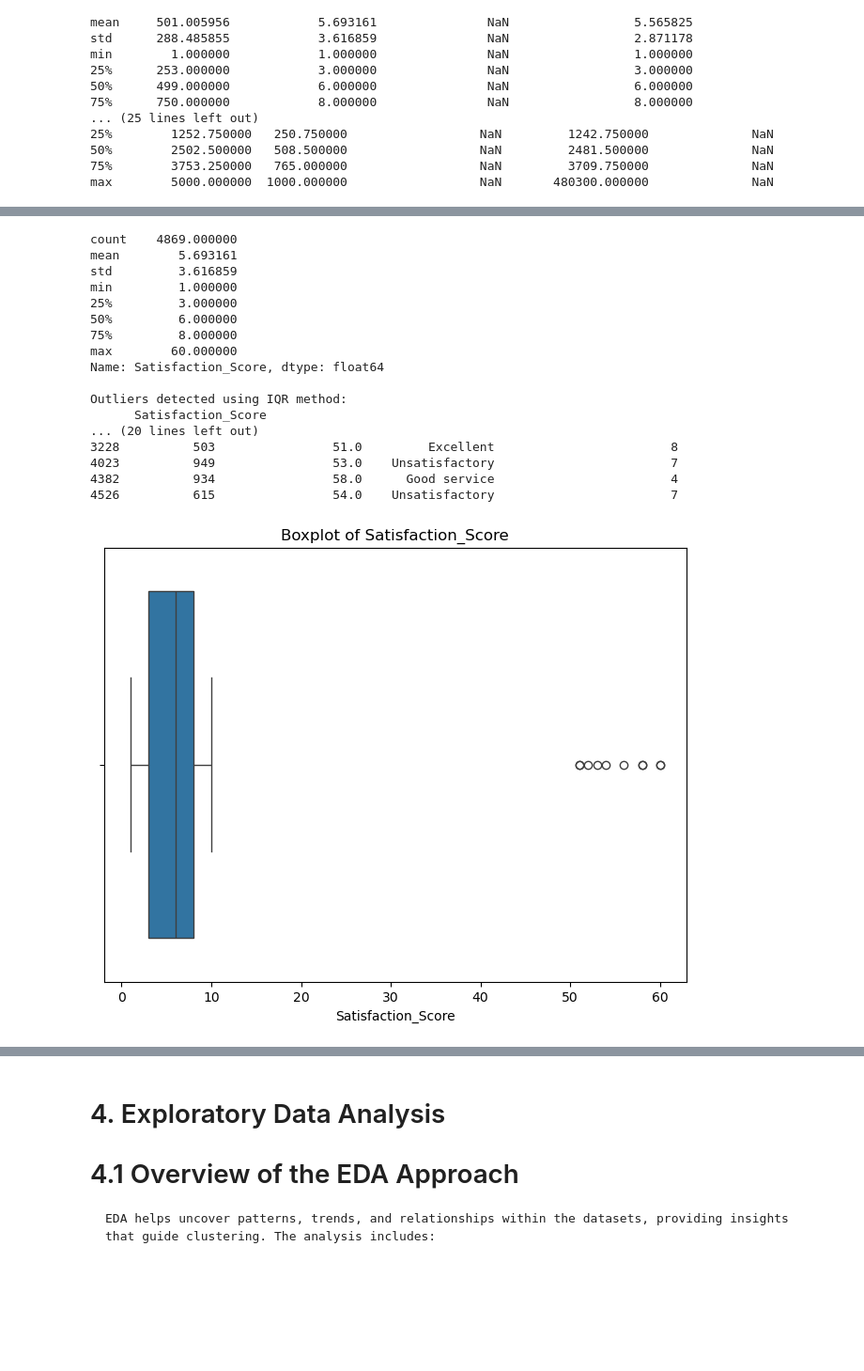
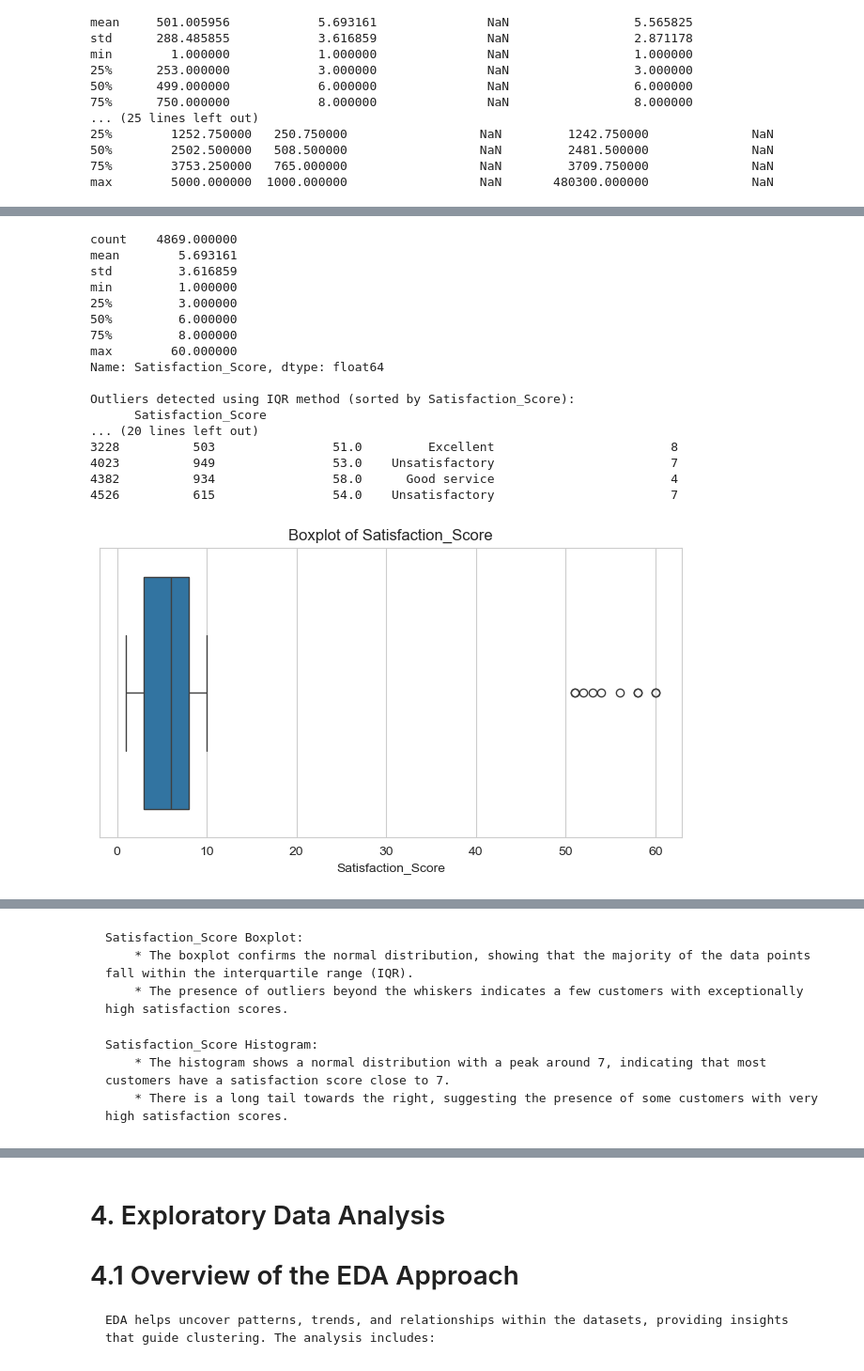
Before and after one commit to atomicbum170348/MO-IT128-H3107-Data-Mining-Principles, a Jupyter notebook: Week 4/Milestone 1 Project Exploratory Data Analysis Report Draft.ipynb, the cells around one changed output, grey strips where cells are left out. Shown: that part at 94% size. Drawn from its saved outputs; the diff is of its cells as text; code cells hidden in the pictures; blank space fills up the shorter version.

```diff
--- a/Week 4/Milestone 1 Project Exploratory Data Analysis Report Draft.ipynb
+++ b/Week 4/Milestone 1 Project Exploratory Data Analysis Report Draft.ipynb
@@ -480,9 +525,11 @@ lower_bound = Q1 - 1.5 * IQR
 upper_bound = Q3 + 1.5 * IQR
 # Find outliers
 outliers = data1[(data1['Satisfaction_Score'] < lower_bound) | (data1['Satisfaction_Score'] > upper_bound)]
-# Show outliers
-print("\nOutliers detected using IQR method:")
-print(outliers[['Satisfaction_Score']])
+outliers_sorted = outliers[['Satisfaction_Score']].sort_values(by='Satisfaction_Score', ascending=False)
+# Print the sorted outliers
+print("\nOutliers detected using IQR method (sorted by Satisfaction_Score):")
+print(outliers_sorted)
+
 
 # 3. Calculate the Z-scores for Satisfaction_Score
 z_scores = zscore(data1['Satisfaction_Score'])
@@ -492,34 +539,34 @@ outliers_zscore = data1[abs(z_scores) > 3]
 print(f"\nNumber of outliers (based on Z-score): {outliers_zscore.shape[0]}")
 print("Outliers detected (based on Z-score):")
 print(outliers_zscore)
 
 # 4. Boxplot visualization: Visualize outliers with a boxplot
-plt.figure(figsize=(8, 6))
+plt.figure(figsize=(8, 4))
 sns.boxplot(x=data1['Satisfaction_Score'])
 plt.title('Boxplot of Satisfaction_Score')
 plt.show()
 
 # 5. Histogram: Visualize the distribution of the Satisfaction_Score
-plt.figure(figsize=(8, 6))
+plt.figure(figsize=(8, 4))
 sns.histplot(data1['Satisfaction_Score'], bins=30, kde=True)
 plt.title('Histogram of Satisfaction_Score')
 plt.show()
 # %% [output]
 count    4869.000000
 mean        5.693161
 std         3.616859
 min         1.000000
 25%         3.000000
 50%         6.000000
 75%         8.000000
 max        60.000000
 Name: Satisfaction_Score, dtype: float64
 
-Outliers detected using IQR method:
+Outliers detected using IQR method (sorted by Satisfaction_Score):
       Satisfaction_Score
 ... (20 lines left out)
 3228          503                51.0         Excellent                        8
 4023          949                53.0    Unsatisfactory                        7
 4382          934                58.0      Good service                        4
 4526          615                54.0    Unsatisfactory                        7
-[figure, old version]
+[figure, new version]
@@ -527,3 +574,11 @@ Outliers detected using IQR method:
+# %% [markdown]
+    Satisfaction_Score Boxplot:
+        * The boxplot confirms the normal distribution, showing that the majority of the data points fall within the interquartile range (IQR).
+        * The presence of outliers beyond the whiskers indicates a few customers with exceptionally high satisfaction scores.
+
+    Satisfaction_Score Histogram:
+        * The histogram shows a normal distribution with a peak around 7, indicating that most customers have a satisfaction score close to 7.
+        * There is a long tail towards the right, suggesting the presence of some customers with very high satisfaction scores.
 # %%
 # 1. Descriptive Statistics: Check for the range, mean, and quartiles of the 'Likelihood_to_Recommend'
 print(data1['Likelihood_to_Recommend'].describe())
```
Also changed, not shown: parts of 23 cells of this notebook.
